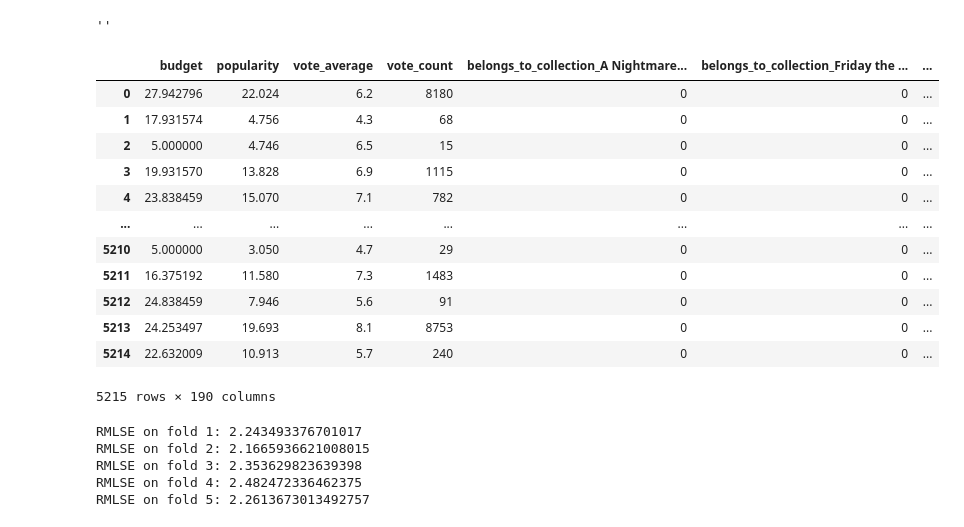
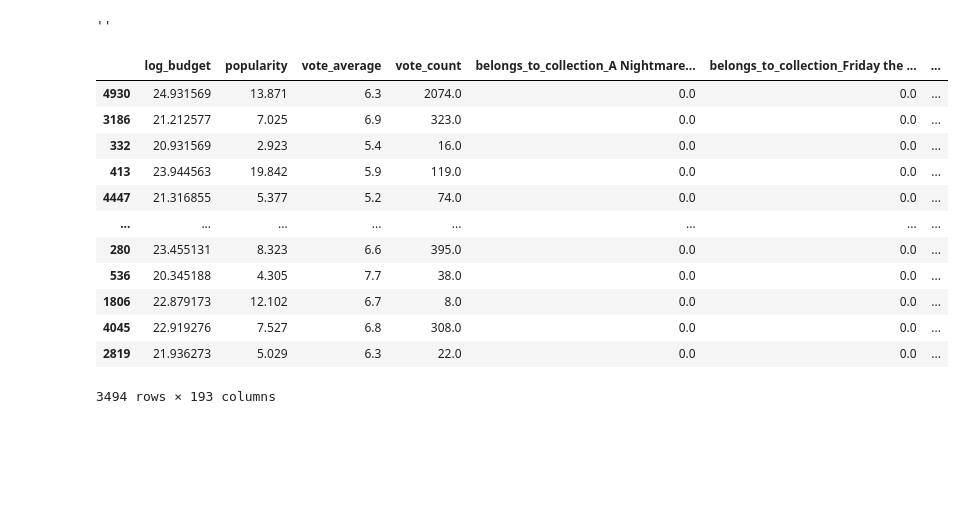
Before and after one commit to SharonPeled/hw1_094295, a Jupyter notebook: prediction_models.ipynb, the cells around one changed output. Saved outputs shown, nothing was run; the diff lists cells and outputs as text; code cells hidden in the pictures; blank space fills up the shorter version.

```diff
--- a/prediction_models.ipynb
+++ b/prediction_models.ipynb
@@ -25,23 +34,24 @@ pd.set_option('display.width', 1000)
 # %%
 DATA_FOLDER = "/StudentData/hw1/"
 # %%
-X_train = pd.read_csv(DATA_FOLDER + "X_train.csv")
-y_train = pd.read_csv(DATA_FOLDER + "y_train.csv")
+X_train_all = pd.read_csv(DATA_FOLDER + "X_train.csv")
+y_train_all = pd.read_csv(DATA_FOLDER + "y_train.csv")
+X_train, X_valid, y_train, y_valid = train_test_split(X_train_all, y_train_all, test_size=0.33)
 X_train
 # %% [output]
-|  | budget | popularity | vote_average | vote_count | belongs_to_collection_A Nightmare... | belongs_to_collection_Friday the ... | ... |
-| 0 | 27.942796 | 22.024 | 6.2 | 8180 | 0 | 0 | ... |
-| 1 | 17.931574 | 4.756 | 4.3 | 68 | 0 | 0 | ... |
-| 2 | 5.000000 | 4.746 | 6.5 | 15 | 0 | 0 | ... |
-| 3 | 19.931570 | 13.828 | 6.9 | 1115 | 0 | 0 | ... |
-| 4 | 23.838459 | 15.070 | 7.1 | 782 | 0 | 0 | ... |
+|  | log_budget | popularity | vote_average | vote_count | belongs_to_collection_A Nightmare... | belongs_to_collection_Friday the ... | ... |
+| 4930 | 24.931569 | 13.871 | 6.3 | 2074.0 | 0.0 | 0.0 | ... |
+| 3186 | 21.212577 | 7.025 | 6.9 | 323.0 | 0.0 | 0.0 | ... |
+| 332 | 20.931569 | 2.923 | 5.4 | 16.0 | 0.0 | 0.0 | ... |
+| 413 | 23.944563 | 19.842 | 5.9 | 119.0 | 0.0 | 0.0 | ... |
+| 4447 | 21.316855 | 5.377 | 5.2 | 74.0 | 0.0 | 0.0 | ... |
 | ... | ... | ... | ... | ... | ... | ... | ... |
-| 5210 | 5.000000 | 3.050 | 4.7 | 29 | 0 | 0 | ... |
-| 5211 | 16.375192 | 11.580 | 7.3 | 1483 | 0 | 0 | ... |
-| 5212 | 24.838459 | 7.946 | 5.6 | 91 | 0 | 0 | ... |
-| 5213 | 24.253497 | 19.693 | 8.1 | 8753 | 0 | 0 | ... |
-| 5214 | 22.632009 | 10.913 | 5.7 | 240 | 0 | 0 | ... |
+| 280 | 23.455131 | 8.323 | 6.6 | 395.0 | 0.0 | 0.0 | ... |
+| 536 | 20.345188 | 4.305 | 7.7 | 38.0 | 0.0 | 0.0 | ... |
+| 1806 | 22.879173 | 12.102 | 6.7 | 8.0 | 0.0 | 0.0 | ... |
+| 4045 | 22.919276 | 7.527 | 6.8 | 308.0 | 0.0 | 0.0 | ... |
+| 2819 | 21.936273 | 5.029 | 6.3 | 22.0 | 0.0 | 0.0 | ... |
-5215 rows × 190 columns
+3494 rows × 193 columns
 # %%
 def plot_prediction_stats(X_valid,y_valid,y_pred):
     # see where the model is failing so we can think of ways to improve it.
@@ -76,12 +89,6 @@ def cross_validation(model,X,y,num_folds,scaler):
 #                             subsample=0.8,
 #                             colsample_bytree=0.7,
 #                             colsample_bylevel=0.5)
-scaler = MinMaxScaler().fit(X_train)
-model_xgb = xgb.XGBRegressor()
-cross_validation(model_xgb,X_train,y_train,5,scaler)
+# X_train_scaled = pd.DataFrame(data=RobustScaler().fit_transform(X_train), columns=X_train.columns)
+# model_xgb = xgb.XGBRegressor()
+# cross_validation(model_xgb,X_train_scaled,y_train,5)
-# %% [output]
-RMLSE on fold 1: 2.243493376701017
-RMLSE on fold 2: 2.1665936621008015
-RMLSE on fold 3: 2.353629823639398
-RMLSE on fold 4: 2.482472336462375
-RMLSE on fold 5: 2.2613673013492757
```
Also changed, not shown: parts of 10 cells of this notebook, 2 other files.
